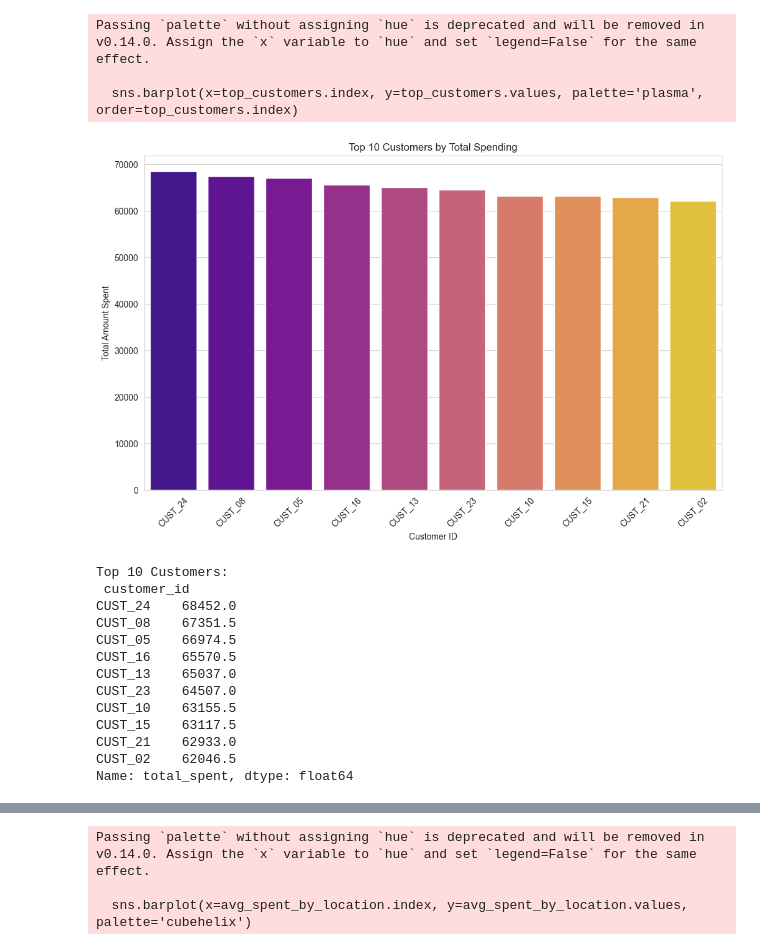
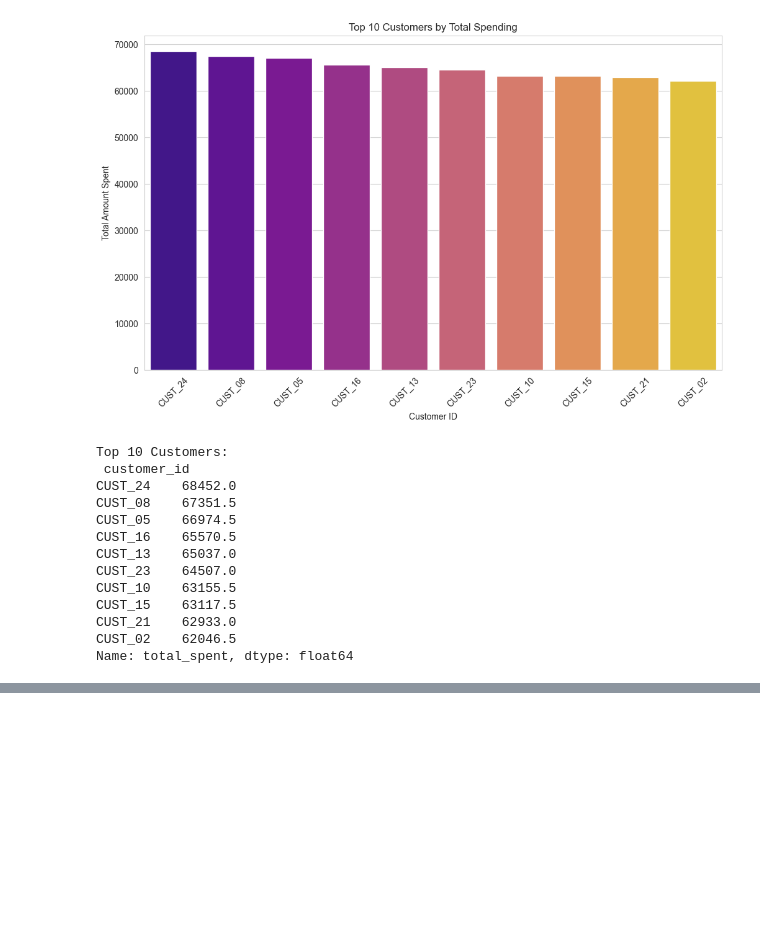
Before and after one commit to Sankalp232004/data-science-learning-log, a Jupyter notebook: projects/consumer_value_analytics/notebooks/retail_data_cleaning.ipynb, the cells around one changed output, grey strips where cells are left out. Drawn from its saved outputs; the diff is of its cells as text; code cells hidden in the pictures; blank space fills up the shorter version.

```diff
--- a/projects/consumer_value_analytics/notebooks/retail_data_cleaning.ipynb
+++ b/projects/consumer_value_analytics/notebooks/retail_data_cleaning.ipynb
@@ -2,7 +2,7 @@
 import pandas as pd
 import numpy as np
 
-df = pd.read_csv('dirty_retail_sales.csv')
+df = pd.read_csv('../data/dirty_retail_sales.csv')
 
 print("--- Initial Data Info ---")
 df.info()
@@ -40,5 +39,0 @@ Index(['transaction id', 'customer id', 'category', 'item', 'price per unit',
-# %%
-df['date'] = pd.to_datetime(df['date'], errors='coerce')
-
-print("--- Data Types After Conversion ---")
-df.info()
@@ -86,9 +79,9 @@ memory usage: 1.1+ MB
 # %%
 df.dropna(subset=['customer_id'], inplace=True)
 
-df['customer_id'] = df['customer_id'].astype(int).astype(str)
+df['customer_id'] = df['customer_id'].astype(str)
 
-df.dropna(subset=['date'], inplace=True)
+df.dropna(subset=['transaction_date'], inplace=True)
 
 print("--- Missing Values After Handling ---")
 print(df.isnull().sum())
@@ -110,14 +115,14 @@ plt.show()
 
 plt.figure(figsize=(12, 7))
 top_categories = df['category'].value_counts().head(10)
-sns.barplot(x=top_categories.index, y=top_categories.values, palette='viridis')
+sns.barplot(x=top_categories.index, y=top_categories.values, hue=top_categories.index, legend=False, palette='viridis')
 plt.title('Top 10 Product Categories')
 plt.xlabel('Category')
 plt.ylabel('Number of Transactions')
 plt.xticks(rotation=45)
 plt.show()
 
-monthly_sales = df.set_index('transaction_date')['total_spent'].resample('M').sum()
+monthly_sales = df.set_index('transaction_date')['total_spent'].resample('ME').sum()
 plt.figure(figsize=(15, 7))
 monthly_sales.plot(kind='line', marker='o')
 plt.title('Total Sales Per Month')
@@ -134,48 +136,42 @@ Passing `palette` without assigning `hue` is deprecated and will be removed in v
 # %%
 top_customers = df.groupby('customer_id')['total_spent'].sum().sort_values(ascending=False).head(10)
 plt.figure(figsize=(12, 7))
-sns.barplot(x=top_customers.index, y=top_customers.values, palette='plasma', order=top_customers.index)
+sns.barplot(x=top_customers.index, y=top_customers.values, hue=top_customers.index, legend=False, palette='plasma', order=top_customers.index)
 plt.title('Top 10 Customers by Total Spending')
 plt.xlabel('Customer ID')
 plt.ylabel('Total Amount Spent')
 plt.xticks(rotation=45)
 plt.show()
 print("Top 10 Customers:\n", top_customers)
 
 payment_methods = df['payment_method'].value_counts()
 plt.figure(figsize=(10, 8))
 plt.pie(payment_methods, labels=payment_methods.index, autopct='%1.1f%%', startangle=140, colors=sns.color_palette('muted'))
 plt.title('Popularity of Payment Methods')
 plt.ylabel('')
 plt.show()
 
 avg_spent_by_location = df.groupby('location')['total_spent'].mean().sort_values(ascending=False)
 plt.figure(figsize=(12, 7))
-sns.barplot(x=avg_spent_by_location.index, y=avg_spent_by_location.values, palette='cubehelix')
+sns.barplot(x=avg_spent_by_location.index, y=avg_spent_by_location.values, hue=avg_spent_by_location.index, legend=False, palette='cubehelix')
 plt.title('Average Transaction Value by Location')
 plt.xlabel('Store Location')
 plt.ylabel('Average Amount Spent')
 plt.show()
 # %% [output]
+[figure]
-Passing `palette` without assigning `hue` is deprecated and will be removed in v0.14.0. Assign the `x` variable to `hue` and set `legend=False` for the same effect.
-
-  sns.barplot(x=top_customers.index, y=top_customers.values, palette='plasma', order=top_customers.index)
+Top 10 Customers:
+ customer_id
+CUST_24    68452.0
+CUST_08    67351.5
+CUST_05    66974.5
+CUST_16    65570.5
+CUST_13    65037.0
+CUST_23    64507.0
+CUST_10    63155.5
+CUST_15    63117.5
+CUST_21    62933.0
+CUST_02    62046.5
+Name: total_spent, dtype: float64
-[figure]
-Top 10 Customers:
- customer_id
-CUST_24    68452.0
-CUST_08    67351.5
-CUST_05    66974.5
-CUST_16    65570.5
-CUST_13    65037.0
-CUST_23    64507.0
-CUST_10    63155.5
-CUST_15    63117.5
-CUST_21    62933.0
-CUST_02    62046.5
-Name: total_spent, dtype: float64
 [figure]
-Passing `palette` without assigning `hue` is deprecated and will be removed in v0.14.0. Assign the `x` variable to `hue` and set `legend=False` for the same effect.
-
-  sns.barplot(x=avg_spent_by_location.index, y=avg_spent_by_location.values, palette='cubehelix')
 [figure]
```
Also changed, not shown: parts of 8 cells of this notebook, 6 other files.
